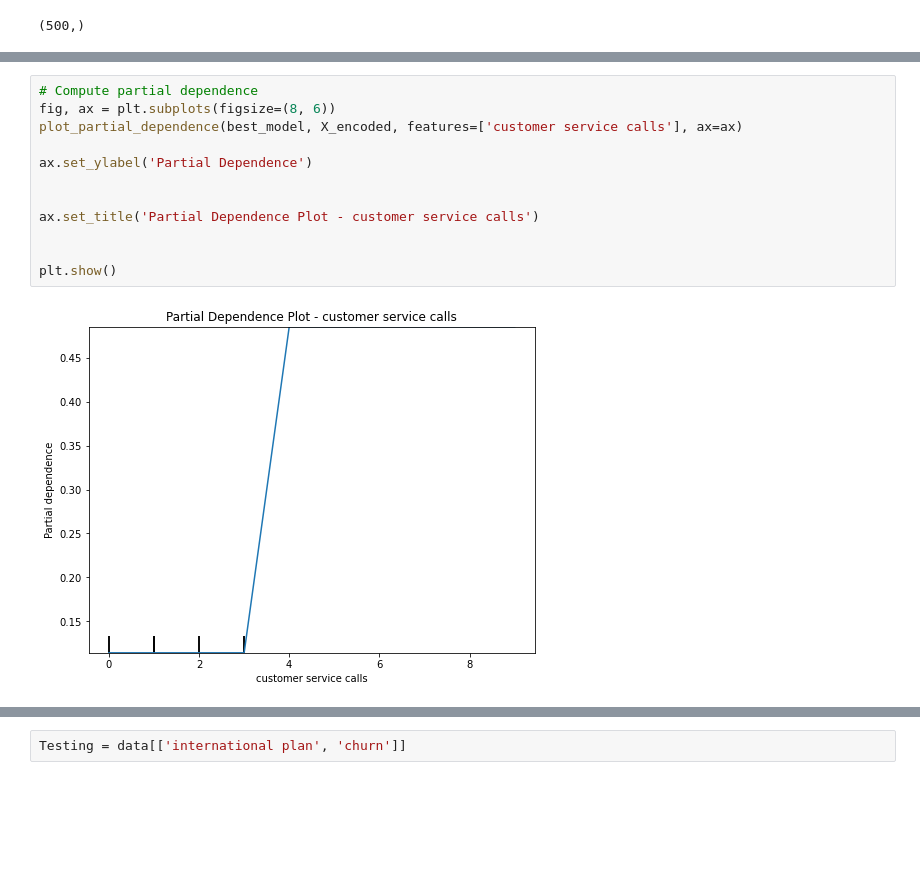
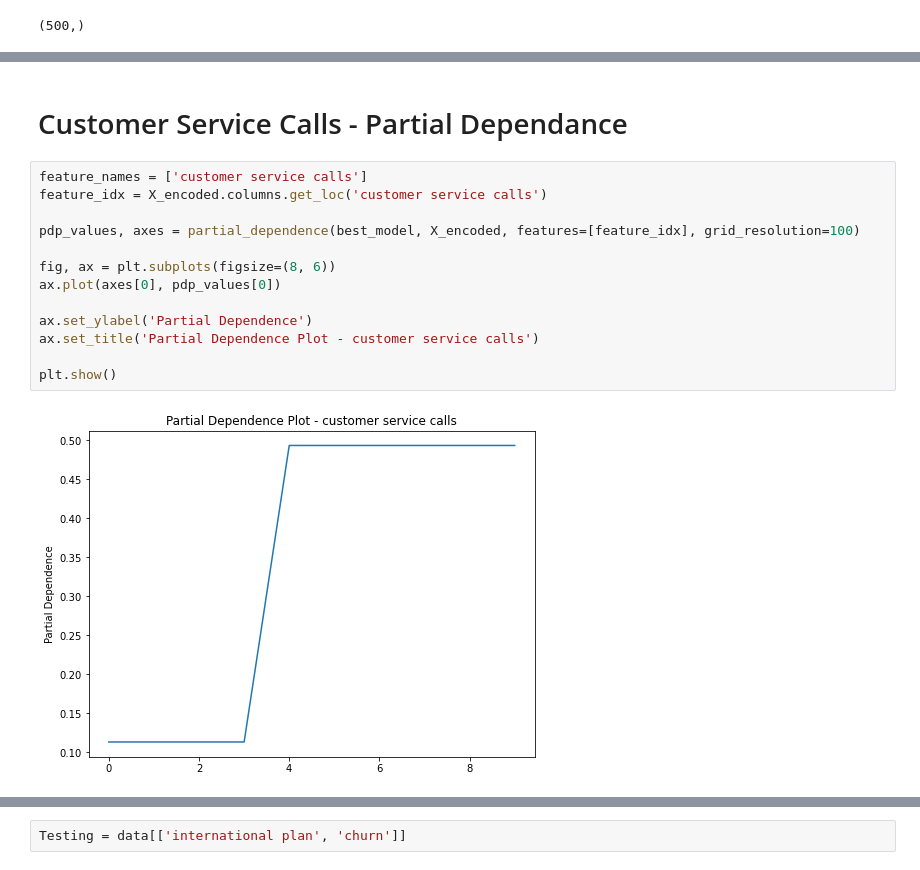
Before and after one commit to SeanE09/FPandA_Churn_Model, a Jupyter notebook: Dec Tree File (Advanced and Final) 6.1.2023-Copy1 ^^^USE THIS^^^.ipynb, the cells around one changed output, grey strips where cells are left out. Drawn from its saved outputs; the diff is of its cells as text; blank space fills up the shorter version.

```diff
--- a/Dec Tree File (Advanced and Final) 6.1.2023-Copy1 ^^^USE THIS^^^.ipynb
+++ b/Dec Tree File (Advanced and Final) 6.1.2023-Copy1 ^^^USE THIS^^^.ipynb
@@ -366,14 +352,17 @@ plt.show()
+# %% [markdown]
+# Customer Service Calls - Partial Dependance
 # %%
-# Compute partial dependence
+feature_names = ['customer service calls']
+feature_idx = X_encoded.columns.get_loc('customer service calls')
+
+pdp_values, axes = partial_dependence(best_model, X_encoded, features=[feature_idx], grid_resolution=100)
+
 fig, ax = plt.subplots(figsize=(8, 6))
-plot_partial_dependence(best_model, X_encoded, features=['customer service calls'], ax=ax)
+ax.plot(axes[0], pdp_values[0])
 
 ax.set_ylabel('Partial Dependence')
-
-
 ax.set_title('Partial Dependence Plot - customer service calls')
 
-
 plt.show()
 # %% [output]
-[figure, old version]
+[figure, new version]
```
Also changed, not shown: parts of 23 cells of this notebook, 1 other file.
